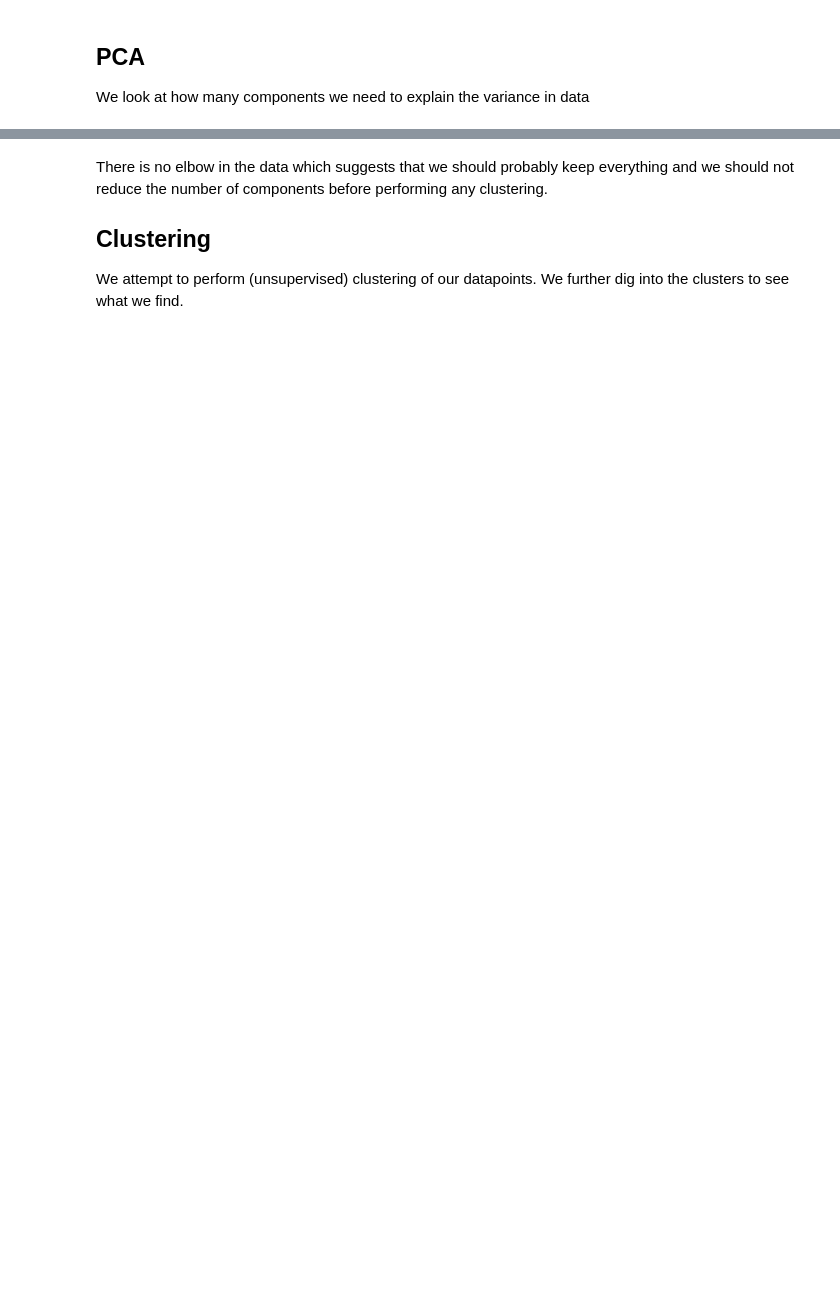
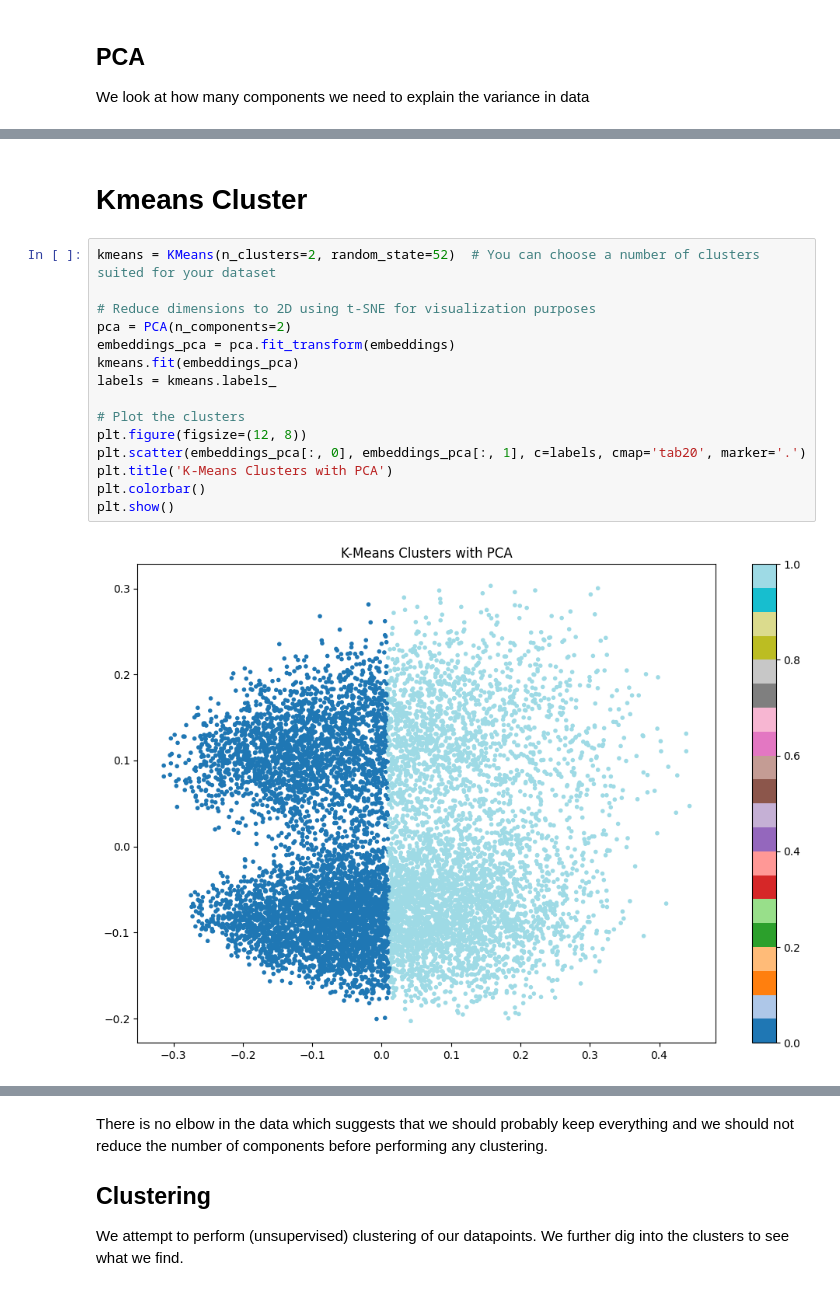
Before and after one commit to sarashs/Exploratory, a Jupyter notebook: FPGA_code_DB.ipynb, the cells around one changed output, grey strips where cells are left out. Cells and saved outputs as stored; diff of their text form; blank space fills up the shorter version.

```diff
--- a/FPGA_code_DB.ipynb
+++ b/FPGA_code_DB.ipynb
@@ -72,0 +72,19 @@ plt.show()
+# %% [markdown]
+# Kmeans Cluster
+# %%
+kmeans = KMeans(n_clusters=2, random_state=52)  # You can choose a number of clusters suited for your dataset
+
+# Reduce dimensions to 2D using t-SNE for visualization purposes
+pca = PCA(n_components=2)
+embeddings_pca = pca.fit_transform(embeddings)
+kmeans.fit(embeddings_pca)
+labels = kmeans.labels_
+
+# Plot the clusters
+plt.figure(figsize=(12, 8))
+plt.scatter(embeddings_pca[:, 0], embeddings_pca[:, 1], c=labels, cmap='tab20', marker='.')
+plt.title('K-Means Clusters with PCA')
+plt.colorbar()
+plt.show()
+# %% [output]
+[figure, added]
```
Also changed, not shown: parts of 17 cells of this notebook, 1 other file.
